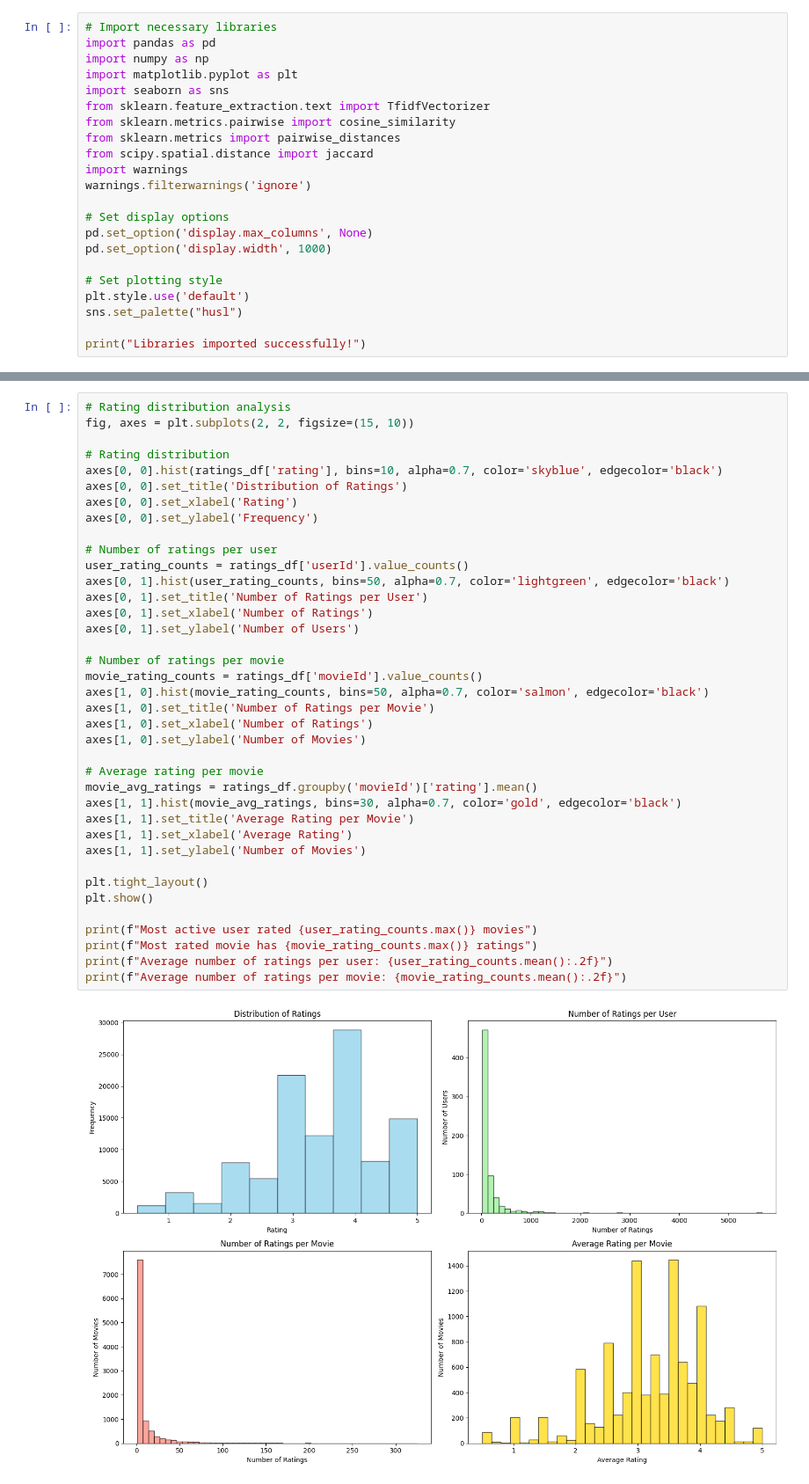
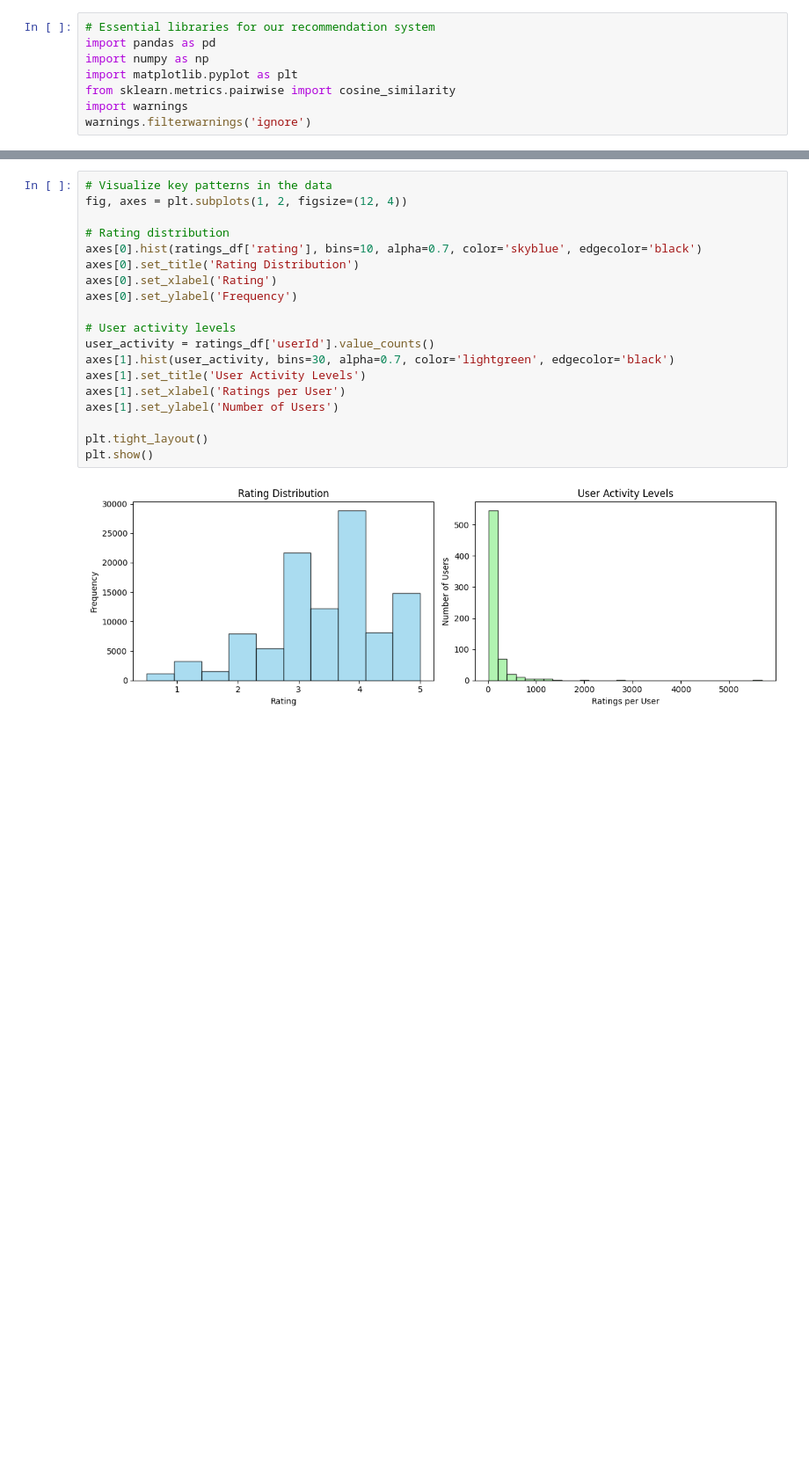
Before and after one commit to dobhalbipul/movie-recommendation-system, a Jupyter notebook: notebooks/movie_recommendation_system.ipynb, the cells around one changed output, grey strips where cells are left out. Shown at 88% size. Cells and saved outputs as stored; diff of their text form; blank space fills up the shorter version.

```diff
--- a/notebooks/movie_recommendation_system.ipynb
+++ b/notebooks/movie_recommendation_system.ipynb
@@ -16,22 +19,8 @@ This notebook implements a comprehensive movie recommendation system for MyNextM
 # %%
-# Import necessary libraries
+# Essential libraries for our recommendation system
 import pandas as pd
 import numpy as np
 import matplotlib.pyplot as plt
-import seaborn as sns
-from sklearn.feature_extraction.text import TfidfVectorizer
 from sklearn.metrics.pairwise import cosine_similarity
-from sklearn.metrics import pairwise_distances
-from scipy.spatial.distance import jaccard
 import warnings
 warnings.filterwarnings('ignore')
-
-# Set display options
-pd.set_option('display.max_columns', None)
-pd.set_option('display.width', 1000)
-
-# Set plotting style
-plt.style.use('default')
-sns.set_palette("husl")
-
-print("Libraries imported successfully!")
@@ -127,40 +124,21 @@ dtype: int64
 # %%
-# Rating distribution analysis
-fig, axes = plt.subplots(2, 2, figsize=(15, 10))
+# Visualize key patterns in the data
+fig, axes = plt.subplots(1, 2, figsize=(12, 4))
 
 # Rating distribution
-axes[0, 0].hist(ratings_df['rating'], bins=10, alpha=0.7, color='skyblue', edgecolor='black')
-axes[0, 0].set_title('Distribution of Ratings')
-axes[0, 0].set_xlabel('Rating')
-axes[0, 0].set_ylabel('Frequency')
+axes[0].hist(ratings_df['rating'], bins=10, alpha=0.7, color='skyblue', edgecolor='black')
+axes[0].set_title('Rating Distribution')
+axes[0].set_xlabel('Rating')
+axes[0].set_ylabel('Frequency')
 
-# Number of ratings per user
-user_rating_counts = ratings_df['userId'].value_counts()
-axes[0, 1].hist(user_rating_counts, bins=50, alpha=0.7, color='lightgreen', edgecolor='black')
-axes[0, 1].set_title('Number of Ratings per User')
-axes[0, 1].set_xlabel('Number of Ratings')
-axes[0, 1].set_ylabel('Number of Users')
-
-# Number of ratings per movie
-movie_rating_counts = ratings_df['movieId'].value_counts()
-axes[1, 0].hist(movie_rating_counts, bins=50, alpha=0.7, color='salmon', edgecolor='black')
-axes[1, 0].set_title('Number of Ratings per Movie')
-axes[1, 0].set_xlabel('Number of Ratings')
-axes[1, 0].set_ylabel('Number of Movies')
-
-# Average rating per movie
-movie_avg_ratings = ratings_df.groupby('movieId')['rating'].mean()
-axes[1, 1].hist(movie_avg_ratings, bins=30, alpha=0.7, color='gold', edgecolor='black')
-axes[1, 1].set_title('Average Rating per Movie')
-axes[1, 1].set_xlabel('Average Rating')
-axes[1, 1].set_ylabel('Number of Movies')
+# User activity levels
+user_activity = ratings_df['userId'].value_counts()
+axes[1].hist(user_activity, bins=30, alpha=0.7, color='lightgreen', edgecolor='black')
+axes[1].set_title('User Activity Levels')
+axes[1].set_xlabel('Ratings per User')
+axes[1].set_ylabel('Number of Users')
 
 plt.tight_layout()
 plt.show()
-
-print(f"Most active user rated {user_rating_counts.max()} movies")
-print(f"Most rated movie has {movie_rating_counts.max()} ratings")
-print(f"Average number of ratings per user: {user_rating_counts.mean():.2f}")
-print(f"Average number of ratings per movie: {movie_rating_counts.mean():.2f}")
 # %% [output]
-[figure, old version]
+[figure, new version]
```
Also changed, not shown: parts of 60 cells of this notebook, 4 other files.
